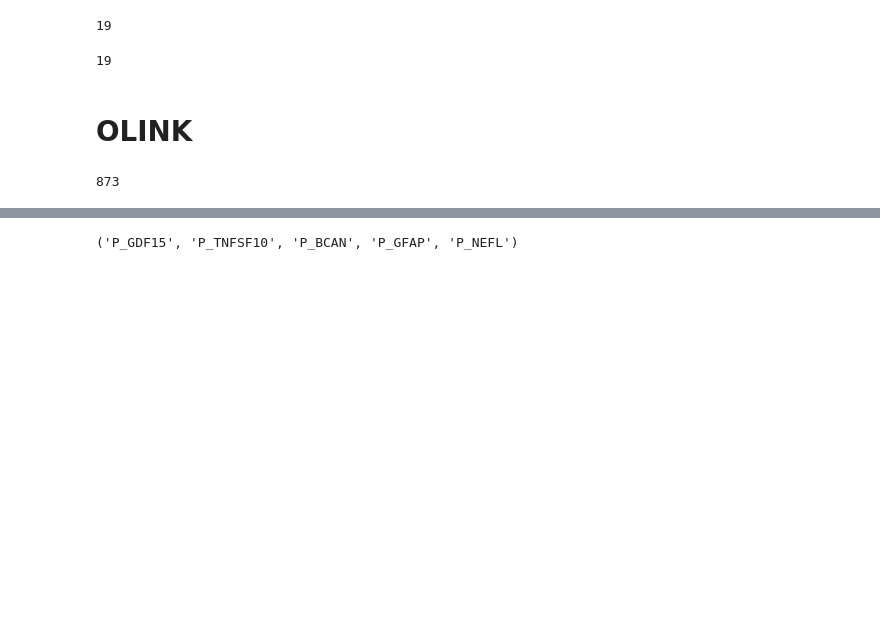
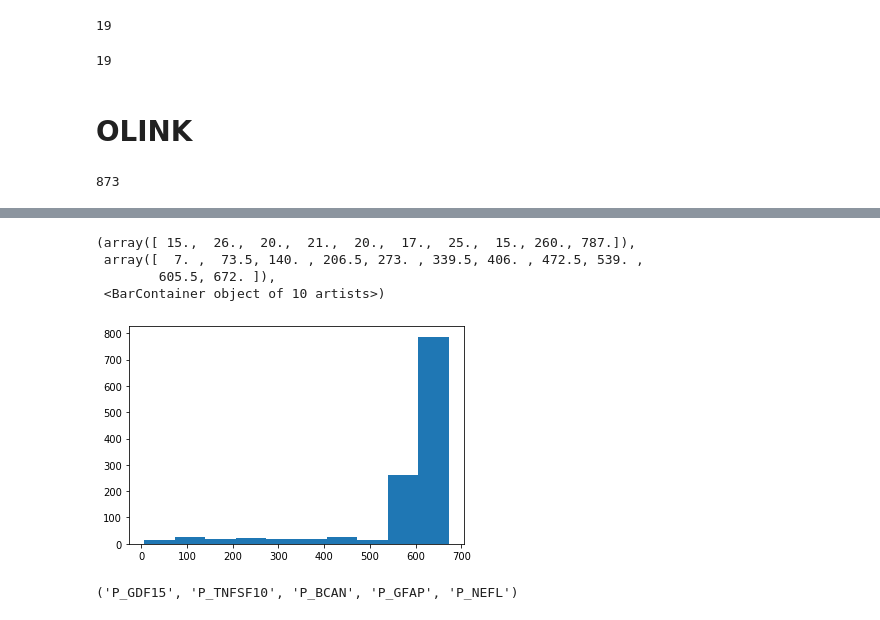
Before and after one commit to eduff/BIACOB, a Jupyter notebook: Basic_proteomics.ipynb, the cells around one changed output, grey strips where cells are left out. Drawn from its saved outputs; the diff is of its cells as text; code cells hidden in the pictures; blank space fills up the shorter version.

```diff
--- a/Basic_proteomics.ipynb
+++ b/Basic_proteomics.ipynb
@@ -1295,3 +1267,11 @@ OLINK_assays_all=[a[:-4] for a in find_vars(data,'^P_.*pre$')]
+# %%
+plt.hist(OLINK_meta.loc[:,find_vars(OLINK_meta,'30901')[0]]-8.9e+11)
+# %% [output]
+(array([ 15.,  26.,  20.,  21.,  20.,  17.,  25.,  15., 260., 787.]),
+ array([  7. ,  73.5, 140. , 206.5, 273. , 339.5, 406. , 472.5, 539. ,
+        605.5, 672. ]),
+ <BarContainer object of 10 artists>)
+[figure, added]
 # %%
 prots_avail=(data[(find_vars(data,'^P_.*pre$'))].notna().sum(axis=0)>500)
 # %%
```
Also changed, not shown: parts of 63 cells of this notebook, 2 other files.
